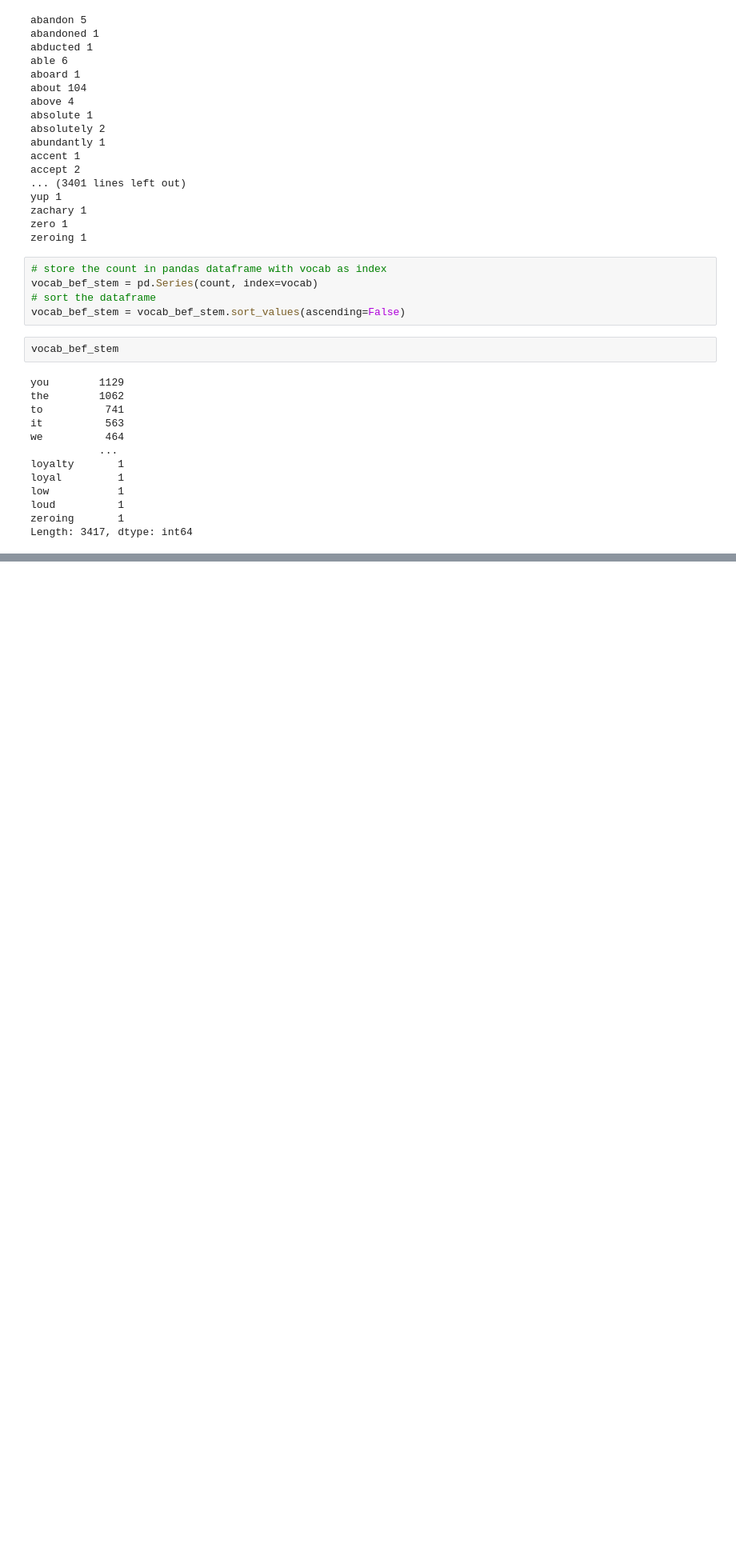
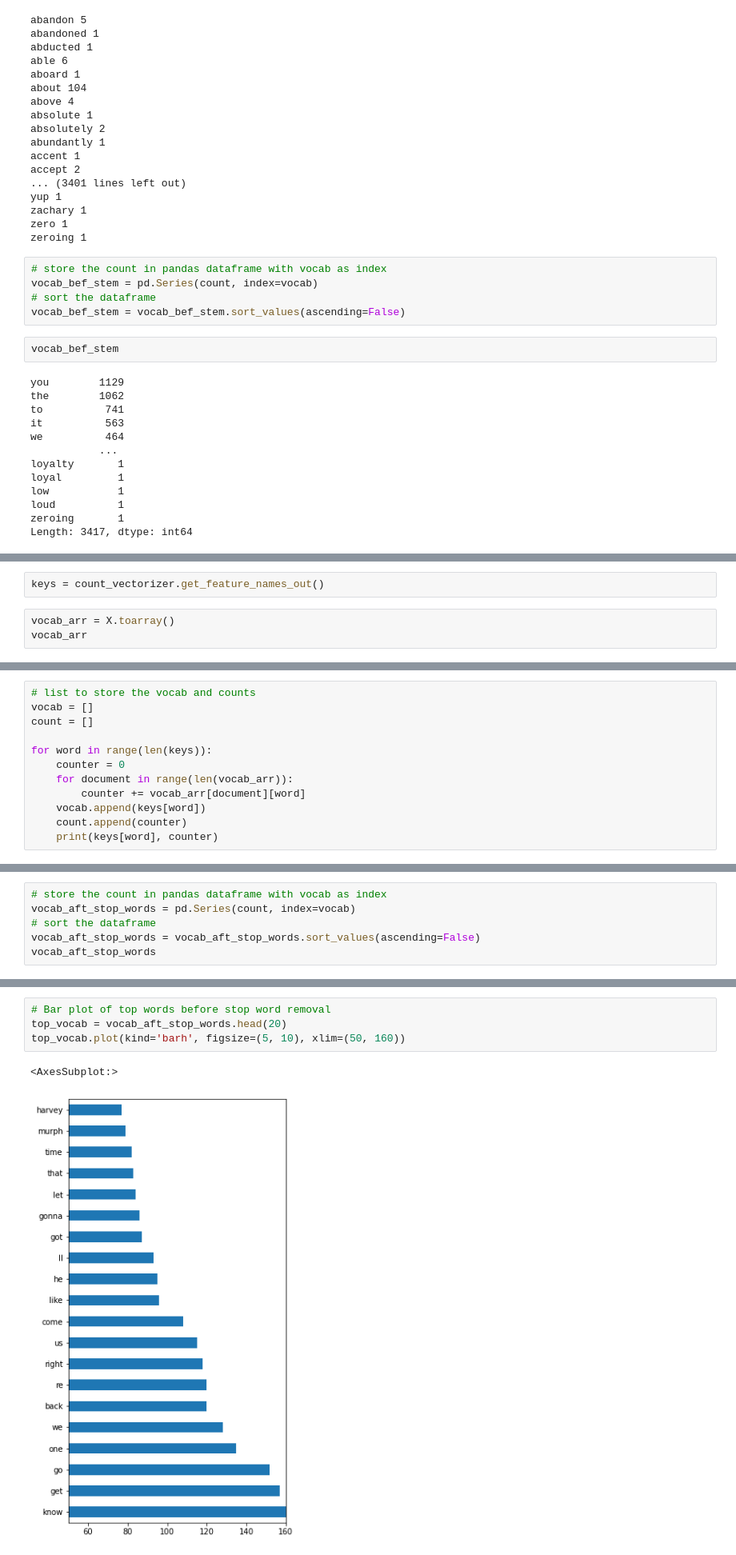
Before and after one commit to mrasyadc/activity4-nlp-subtitle-analysis, a Jupyter notebook: theme-subtitle.ipynb, the cells around one changed output, grey strips where cells are left out. Shown at 80% size. Drawn from its saved outputs; the diff is of its cells as text; blank space fills up the shorter version.

Commit message:
add stop words removal

```diff
--- a/theme-subtitle.ipynb
+++ b/theme-subtitle.ipynb
@@ -142,0 +176,5 @@ top_vacab.plot(kind = 'barh', figsize=(5,10), xlim= (150, 1129))
+# %%
+keys = count_vectorizer.get_feature_names_out()
+# %%
+vocab_arr = X.toarray()
+vocab_arr
@@ -142,0 +185,12 @@ top_vacab.plot(kind = 'barh', figsize=(5,10), xlim= (150, 1129))
+# %%
+# list to store the vocab and counts
+vocab = []
+count = []
+
+for word in range(len(keys)):
+    counter = 0
+    for document in range(len(vocab_arr)):
+        counter += vocab_arr[document][word]
+    vocab.append(keys[word])
+    count.append(counter)
+    print(keys[word], counter)
@@ -142,0 +215,6 @@ top_vacab.plot(kind = 'barh', figsize=(5,10), xlim= (150, 1129))
+# %%
+# store the count in pandas dataframe with vocab as index
+vocab_aft_stop_words = pd.Series(count, index=vocab)
+# sort the dataframe
+vocab_aft_stop_words = vocab_aft_stop_words.sort_values(ascending=False)
+vocab_aft_stop_words
@@ -142,0 +234,7 @@ top_vacab.plot(kind = 'barh', figsize=(5,10), xlim= (150, 1129))
+# %%
+# Bar plot of top words before stop word removal
+top_vocab = vocab_aft_stop_words.head(20)
+top_vocab.plot(kind='barh', figsize=(5, 10), xlim=(50, 160))
+# %% [output]
+<AxesSubplot:>
+[figure, added]
```
Also changed, not shown: parts of 11 cells of this notebook.
